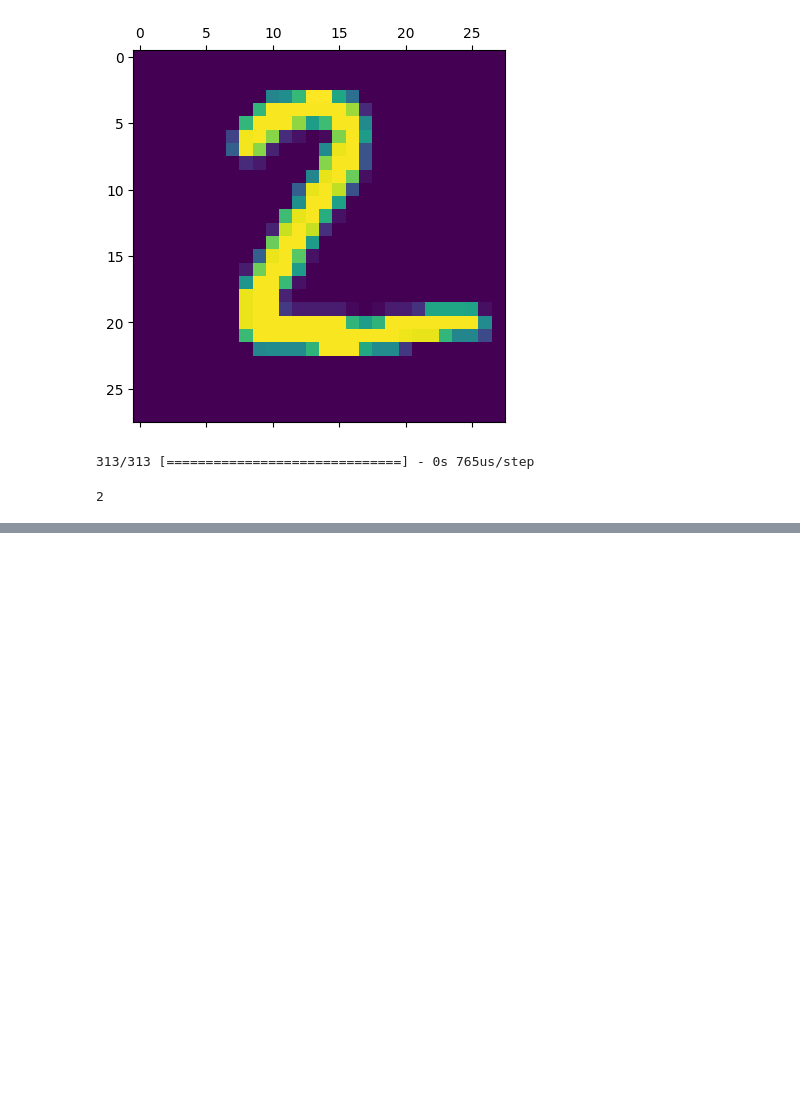
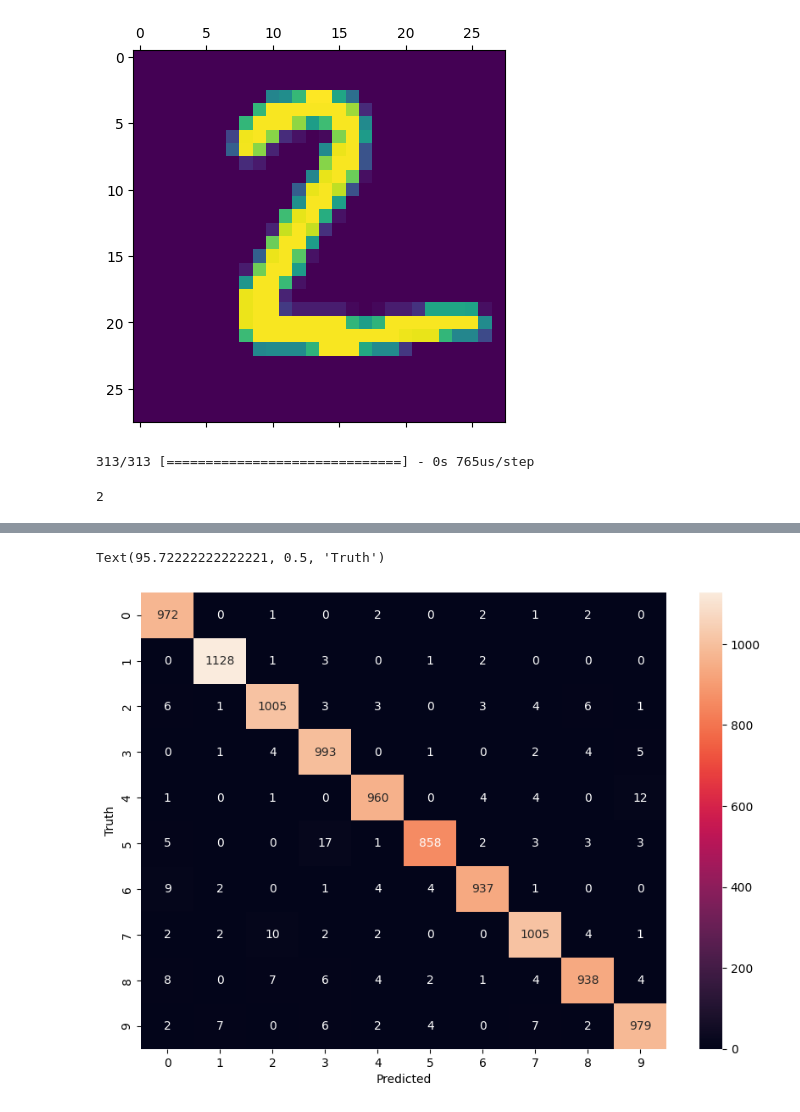
Before and after one commit to mayankt18/handwritten-character-recognition, a Jupyter notebook: handwritten_digit_recognition.ipynb, the cells around one changed output, grey strips where cells are left out. Saved outputs shown, nothing was run; the diff lists cells and outputs as text; code cells hidden in the pictures; blank space fills up the shorter version.

```diff
--- a/handwritten_digit_recognition.ipynb
+++ b/handwritten_digit_recognition.ipynb
@@ -114,0 +237,15 @@ np.argmax(y_predicted[1])
+# %%
+# Using flatten layer so we don't have to manually flatten the dataset
+model = keras.Sequential([
+    keras.layers.Flatten(input_shape=(28, 28)),
+    keras.layers.Dense(100, activation='relu'),
+    keras.layers.Dense(10, activation='sigmoid')
+])
+
+model.compile(
+    optimizer='adam',
+    loss='sparse_categorical_crossentropy',
+    metrics=['accuracy']
+)
+
+model.fit(X_train, y_train, epochs=10)
@@ -114,0 +279,3 @@ np.argmax(y_predicted[1])
+# %%
+y_prediction = model.predict(X_test)
+y_prediction_label = [np.argmax(i) for i in y_prediction]
@@ -114,0 +284,11 @@ np.argmax(y_predicted[1])
+# %%
+confusion_matrix = tf.math.confusion_matrix(labels=y_test, predictions=y_prediction_label)
+# %%
+import seaborn as sn
+plt.figure(figsize = (10,7))
+sn.heatmap(confusion_matrix, annot=True, fmt='d')
+plt.xlabel('Predicted')
+plt.ylabel('Truth')
+# %% [output]
+Text(95.72222222222221, 0.5, 'Truth')
+[figure, added]
```
Also changed, not shown: parts of 13 cells of this notebook.
